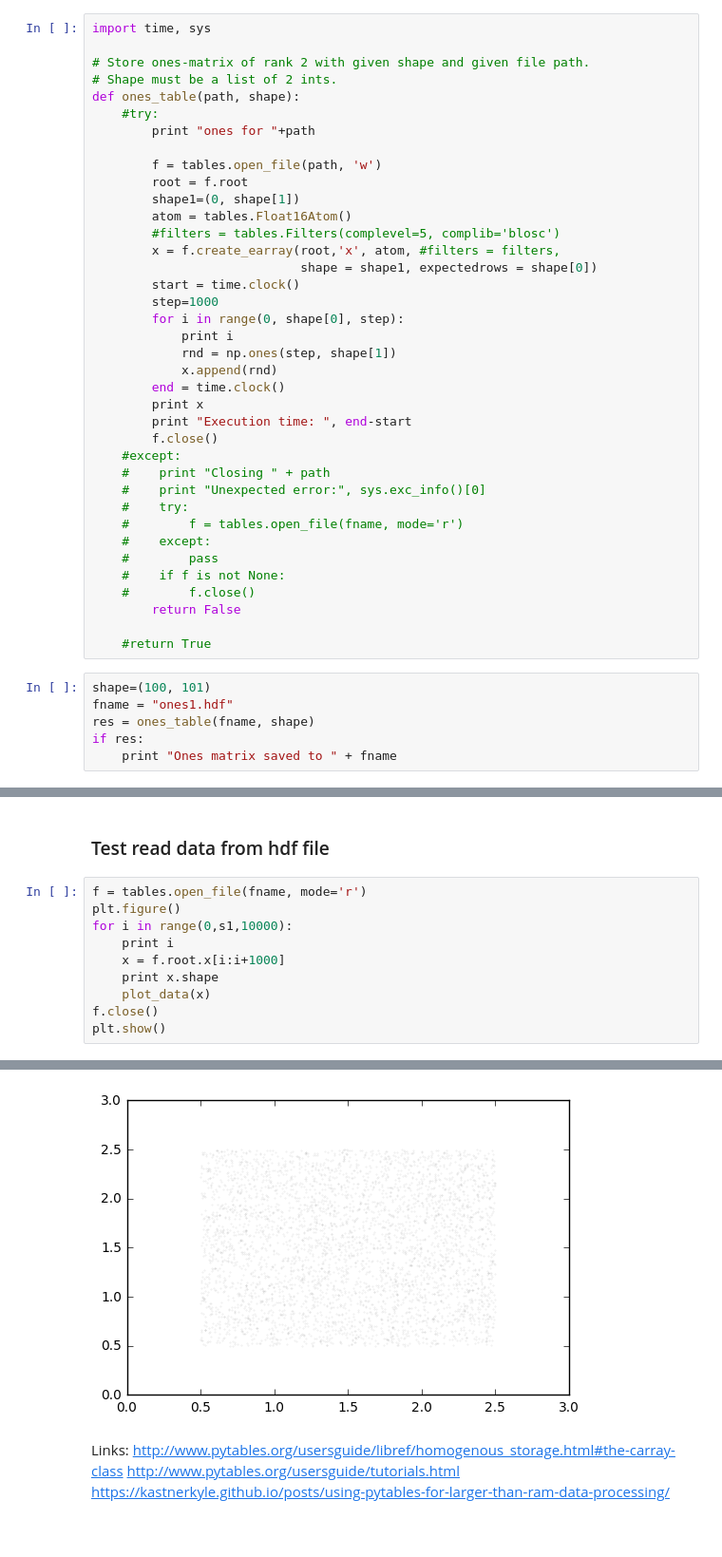
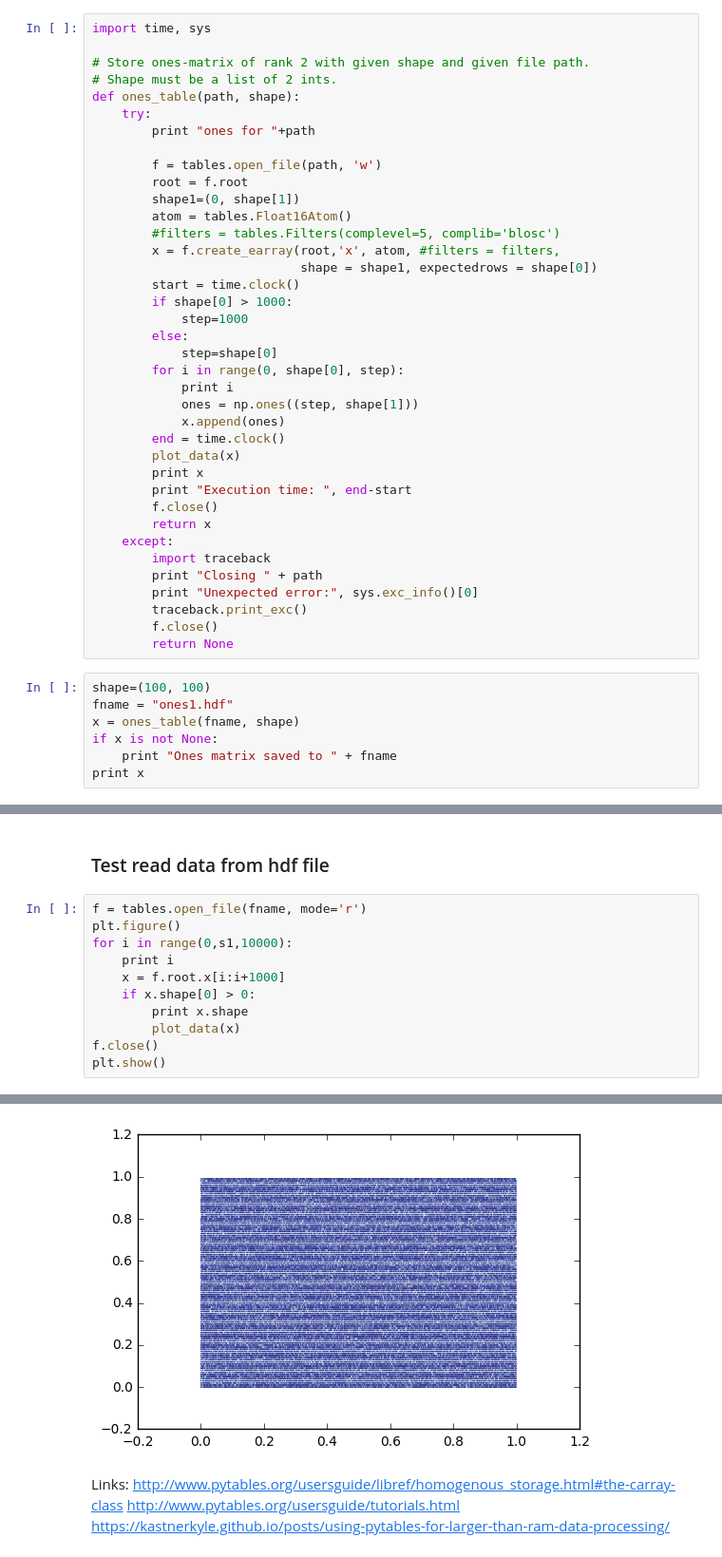
Before and after one commit to pyotr777/synthetic_move, a Jupyter notebook: Image_inversion_numpy.ipynb, the cells around one changed output, grey strips where cells are left out. Shown: that part at 95% size. Drawn from its saved outputs; the diff is of its cells as text.

Commit message:
Write, read and modify data in hdf5 file in pytables tests.ipynb

```diff
--- a/Image_inversion_numpy.ipynb
+++ b/Image_inversion_numpy.ipynb
@@ -180,7 +185,7 @@ import time, sys
 # Store ones-matrix of rank 2 with given shape and given file path.
 # Shape must be a list of 2 ints.
 def ones_table(path, shape):
-    #try:
+    try:
         print "ones for "+path
 
         f = tables.open_file(path, 'w')
@@ -191,32 +196,33 @@ def ones_table(path, shape):
         x = f.create_earray(root,'x', atom, #filters = filters,
                             shape = shape1, expectedrows = shape[0])
         start = time.clock()
-        step=1000
+        if shape[0] > 1000:
+            step=1000
+        else:
+            step=shape[0]
         for i in range(0, shape[0], step):
             print i
-            rnd = np.ones(step, shape[1])
-            x.append(rnd)
+            ones = np.ones((step, shape[1]))
+            x.append(ones)
         end = time.clock()
+        plot_data(x)
         print x
         print "Execution time: ", end-start
         f.close()
-    #except:
-    #    print "Closing " + path
-    #    print "Unexpected error:", sys.exc_info()[0]
-    #    try:
-    #        f = tables.open_file(fname, mode='r')
-    #    except:
-    #        pass
-    #    if f is not None:
-    #        f.close()
-        return False
-
-    #return True
+        return x
+    except:
+        import traceback
+        print "Closing " + path
+        print "Unexpected error:", sys.exc_info()[0]
+        traceback.print_exc()
+        f.close()
+        return None
 # %%
-shape=(100, 101)
+shape=(100, 100)
 fname = "ones1.hdf"
-res = ones_table(fname, shape)
-if res:
+x = ones_table(fname, shape)
+if x is not None:
     print "Ones matrix saved to " + fname
+print x
 # %% [output]
 ones for ones1.hdf
@@ -291,8 +311,9 @@ plt.figure()
 for i in range(0,s1,10000):
     print i
     x = f.root.x[i:i+1000]
-    print x.shape
-    plot_data(x)
+    if x.shape[0] > 0:
+        print x.shape
+        plot_data(x)
 f.close()
 plt.show()
 # %% [output]
@@ -307,4 +325,4 @@ plt.show()
-[figure, old version]
+[figure, new version]
 # %% [markdown]
 Links:
 http://www.pytables.org/usersguide/libref/homogenous_storage.html#the-carray-class
```
Also changed, not shown: parts of 5 cells of this notebook, 1 other file.
